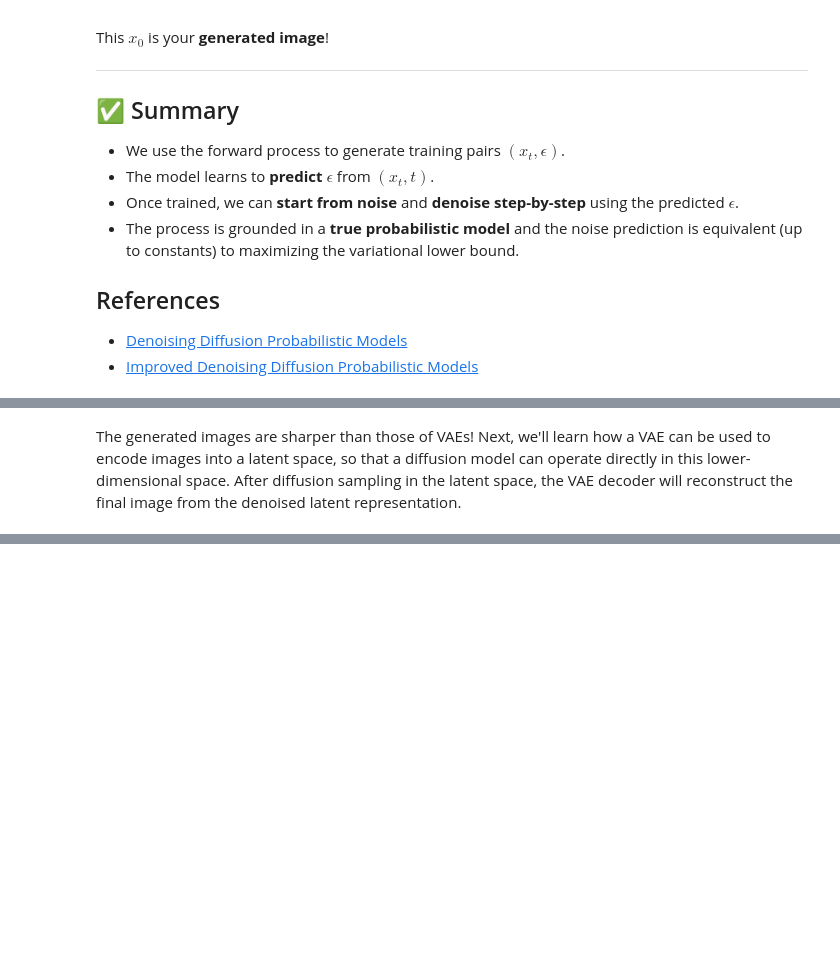
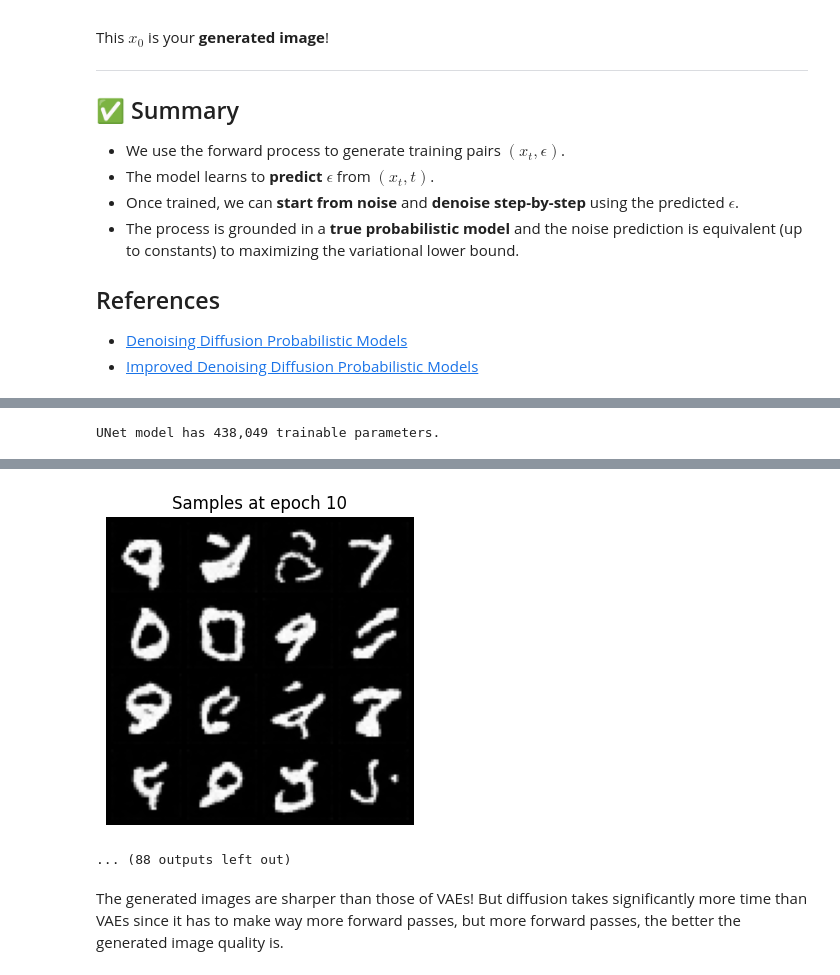
Before and after one commit to tae898/vae-diffusion, a Jupyter notebook: 03.diffusion.ipynb, the cells around one changed output, grey strips where cells are left out. Cells and saved outputs as stored; diff of their text form; code cells hidden in the pictures; blank space fills up the shorter version.

```diff
--- a/03.diffusion.ipynb
+++ b/03.diffusion.ipynb
@@ -1233,2 +1122,18 @@ Epoch 60 done. Avg Loss: 0.0383
-# %% [markdown]
-The generated images are sharper than those of VAEs! Next, we'll learn how a VAE can be used to encode images into a latent space, so that a diffusion model can operate directly in this lower-dimensional space. After diffusion sampling in the latent space, the VAE decoder will reconstruct the final image from the denoised latent representation.
+# %%
+train_mnist_diffusion(
+    lr=1e-3,
+    batch_size=256,
+    epochs=100,
+    timesteps=800,
+    model_base_dim=32,
+    dim_mults=[2, 4],
+    num_res_blocks_encoder=2,
+    num_res_blocks_decoder=2,
+    num_res_blocks_mid=1,
+    device="cuda" if torch.cuda.is_available() else "cpu",
+    log_freq=100,
+    show_every=10,
+    n_samples=16,
+)
+# %% [output]
+UNet model has 438,049 trainable parameters.
@@ -1234,0 +1150,4 @@ The generated images are sharper than those of VAEs! Next, we'll learn how a VAE
+[figure, added]
+... (88 outputs left out)
+# %% [markdown]
+The generated images are sharper than those of VAEs! But diffusion takes significantly more time than VAEs since it has to make way more forward passes, but more forward passes, the better the generated image quality is.
```
Also changed, not shown: parts of 7 cells of this notebook, 3 other files.
